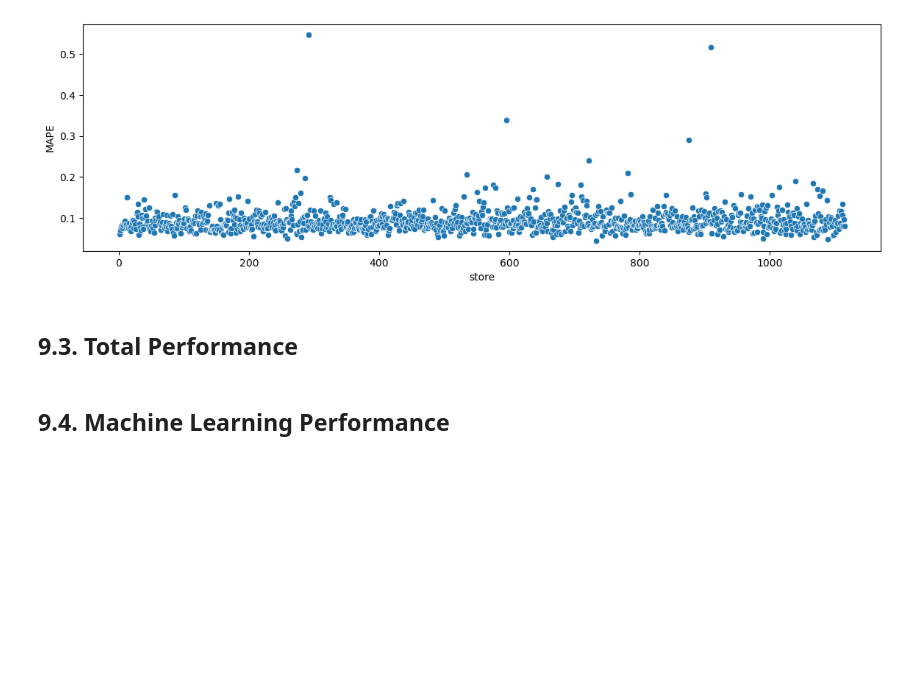
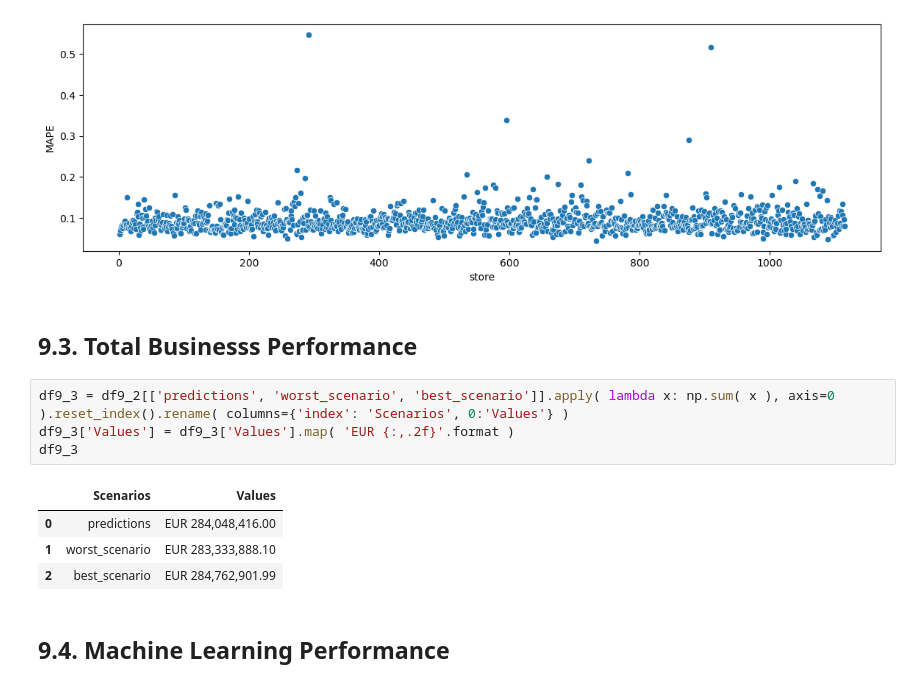
Before and after one commit to lucasquemelli/Rossman_Store_Sales, a Jupyter notebook: rossmann_store_sales.ipynb, the cells around one changed output. Saved outputs shown, nothing was run; the diff lists cells and outputs as text; blank space fills up the shorter version.

Commit message:
Finished total business performance

```diff
--- a/rossmann_store_sales.ipynb
+++ b/rossmann_store_sales.ipynb
@@ -2490,6 +2490,15 @@ sns.scatterplot(x="store", y="MAPE", data=df9_2);
 # %% [output]
 [figure]
 # %% [markdown]
-## 9.3. Total Performance
+## 9.3. Total Businesss Performance
+# %%
+df9_3 = df9_2[['predictions', 'worst_scenario', 'best_scenario']].apply( lambda x: np.sum( x ), axis=0 ).reset_index().rename( columns={'index': 'Scenarios', 0:'Values'} )
+df9_3['Values'] = df9_3['Values'].map( 'EUR {:,.2f}'.format )
+df9_3
+# %% [output]
+|  | Scenarios | Values |
+| 0 | predictions | EUR 284,048,416.00 |
+| 1 | worst_scenario | EUR 283,333,888.10 |
+| 2 | best_scenario | EUR 284,762,901.99 |
 # %% [markdown]
 ## 9.4. Machine Learning Performance
```
Also changed, not shown: parts of 1 cell of this notebook.
